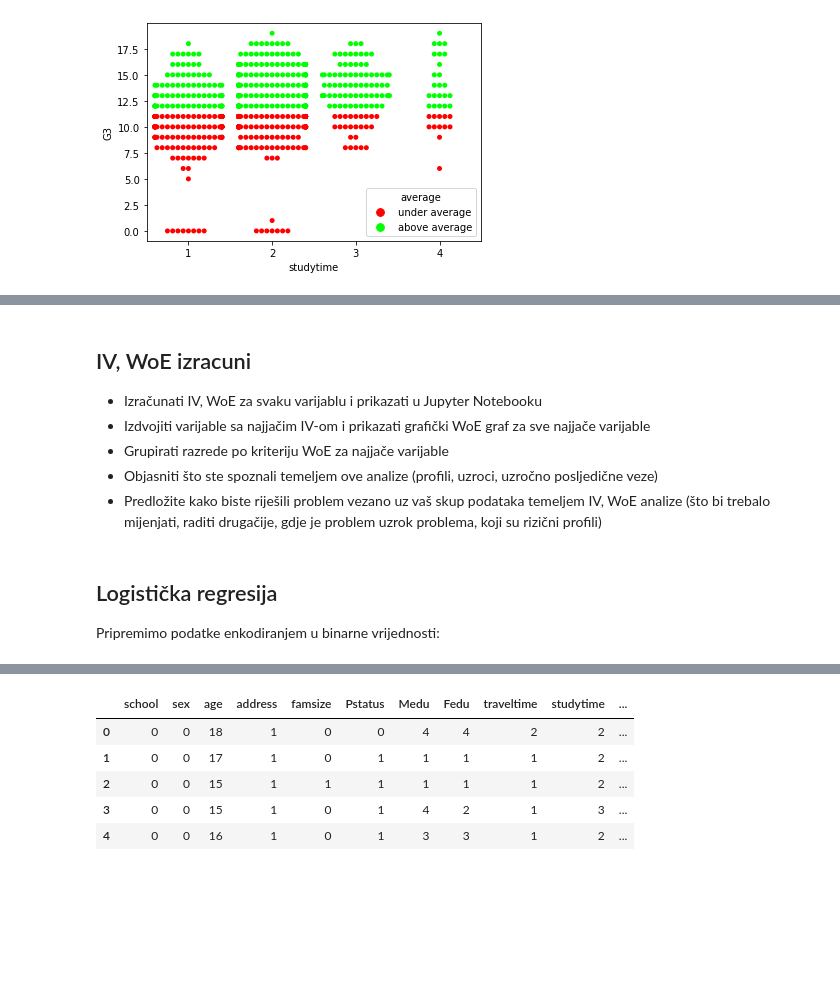
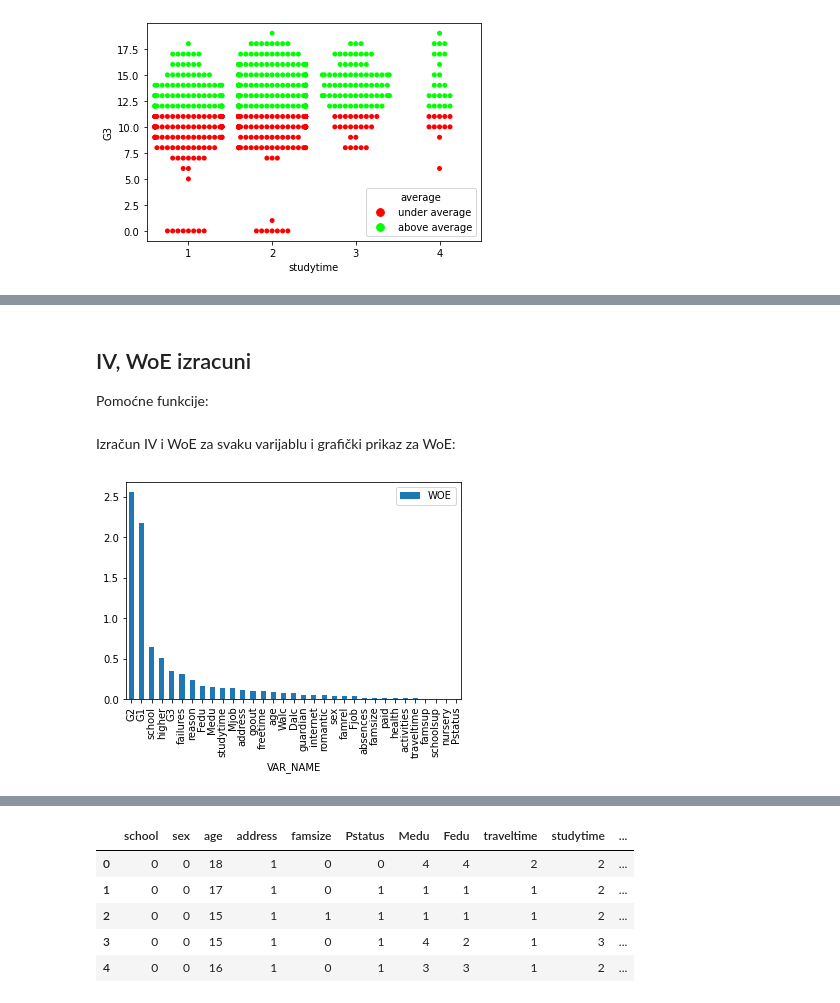
Before and after one commit to frainfreeze/studying, a Jupyter notebook: university/12032-DecisionMakingSuportSystems/project/project.ipynb, the cells around one changed output, grey strips where cells are left out. Saved outputs shown, nothing was run; the diff lists cells and outputs as text; code cells hidden in the pictures; blank space fills up the shorter version.

```diff
--- a/university/12032-DecisionMakingSuportSystems/project/project.ipynb
+++ b/university/12032-DecisionMakingSuportSystems/project/project.ipynb
@@ -272,9 +277,11 @@ Vrijeme ucenja poblize:
 # %%
-ave = sum(df.G3)/float(len(df))
-df['ave_line'] = ave
-df['average'] = ['above average' if i > ave else 'under average' for i in df.G3]
-sns.swarmplot(x='studytime', y = 'G3', hue = 'average',data= df,
+dftmp = df.copy()
+ave = sum(dftmp.G3)/float(len(dftmp))
+dftmp['ave_line'] = ave
+dftmp['average'] = ['above average' if i > ave else 'under average' for i in dftmp.G3]
+sns.swarmplot(x='studytime', y = 'G3', hue = 'average',data= dftmp,
               palette={'above average':'lime', 'under average': 'red'});
+del(dftmp)
 # %% [output]
 [figure]
 # %% [markdown]
@@ -296,13 +303,4 @@ imaju nesto visu zavrsnu ocjenu.
-# %% [markdown]
-## IV, WoE izracuni
-
-- Izračunati IV, WoE za svaku varijablu i prikazati u Jupyter Notebooku
-- Izdvojiti varijable sa najjačim IV-om i prikazati grafički WoE graf za sve najjače varijable
-- Grupirati razrede po kriteriju WoE za najjače varijable
-- Objasniti što ste spoznali temeljem ove analize (profili, uzroci, uzročno posljedične veze)
-- Predložite kako biste riješili problem vezano uz vaš skup podataka temeljem  IV, WoE analize (što bi trebalo mijenjati, raditi drugačije, gdje je problem uzrok problema, koji su rizični profili)
-# %% [markdown]
-## Logistička regresija
-
-
-Pripremimo podatke enkodiranjem u binarne vrijednosti:
+# %% [markdown]
+## IV, WoE izracuni
+
+Pomoćne funkcije:
@@ -308,0 +431,7 @@ Pripremimo podatke enkodiranjem u binarne vrijednosti:
+# %% [markdown]
+Izračun IV i WoE za svaku varijablu i grafički prikaz za WoE:
+# %%
+final_iv, IV, WOE = data_vars(df,df.ciljna)
+WOE.sort_values('WOE', ascending=False).plot(kind='bar');
+# %% [output]
+[figure, added]
```
Also changed, not shown: parts of 39 cells of this notebook.
